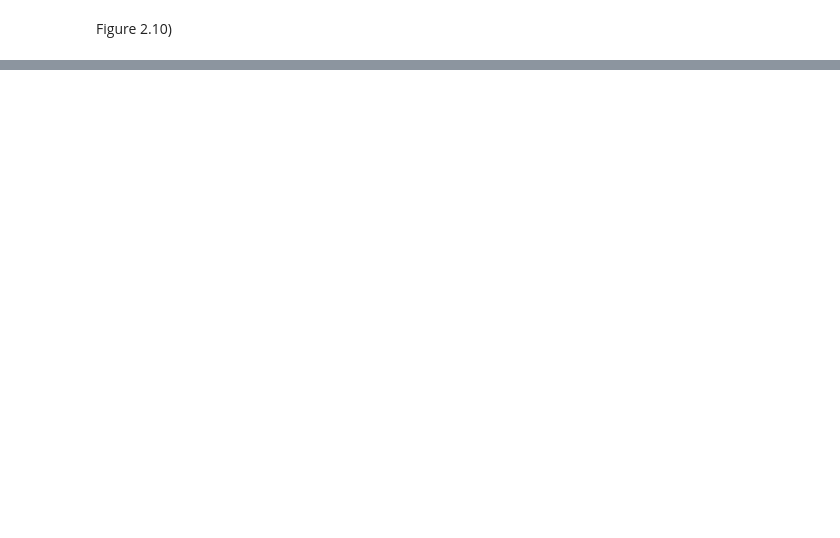
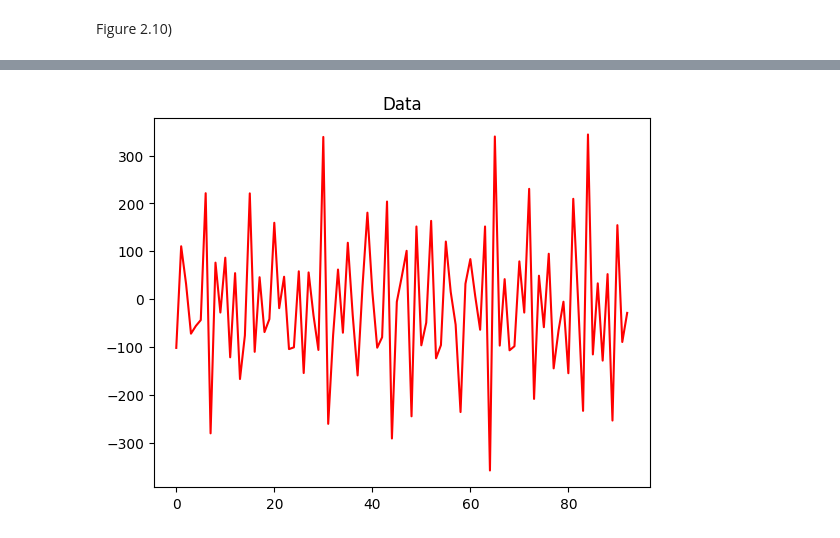
Before and after one commit to cemreaka/Network-Analysis-and-Simulation, a Jupyter notebook: HW1/q1_plots.ipynb, the cells around one changed output, grey strips where cells are left out. Cells and saved outputs as stored; diff of their text form; code cells hidden in the pictures; blank space fills up the shorter version.

```diff
--- a/HW1/q1_plots.ipynb
+++ b/HW1/q1_plots.ipynb
@@ -187,2 +146,5 @@ plt.show()
 # %% [markdown]
 <span style="font-size: 100%;"> Figure 2.10)<span>
+# %%
+fig_2_10 = np.loadtxt("data/figure 2.10/joe.dat")
+fig_2_10
@@ -188,0 +169,7 @@ plt.show()
+# %%
+t = np.arange(len(fig_2_10))
+plt.plot(t , fig_2_10, c = "red")
+plt.title("Data")
+plt.show()
+# %% [output]
+[figure, added]
```
Also changed, not shown: parts of 10 cells of this notebook.
